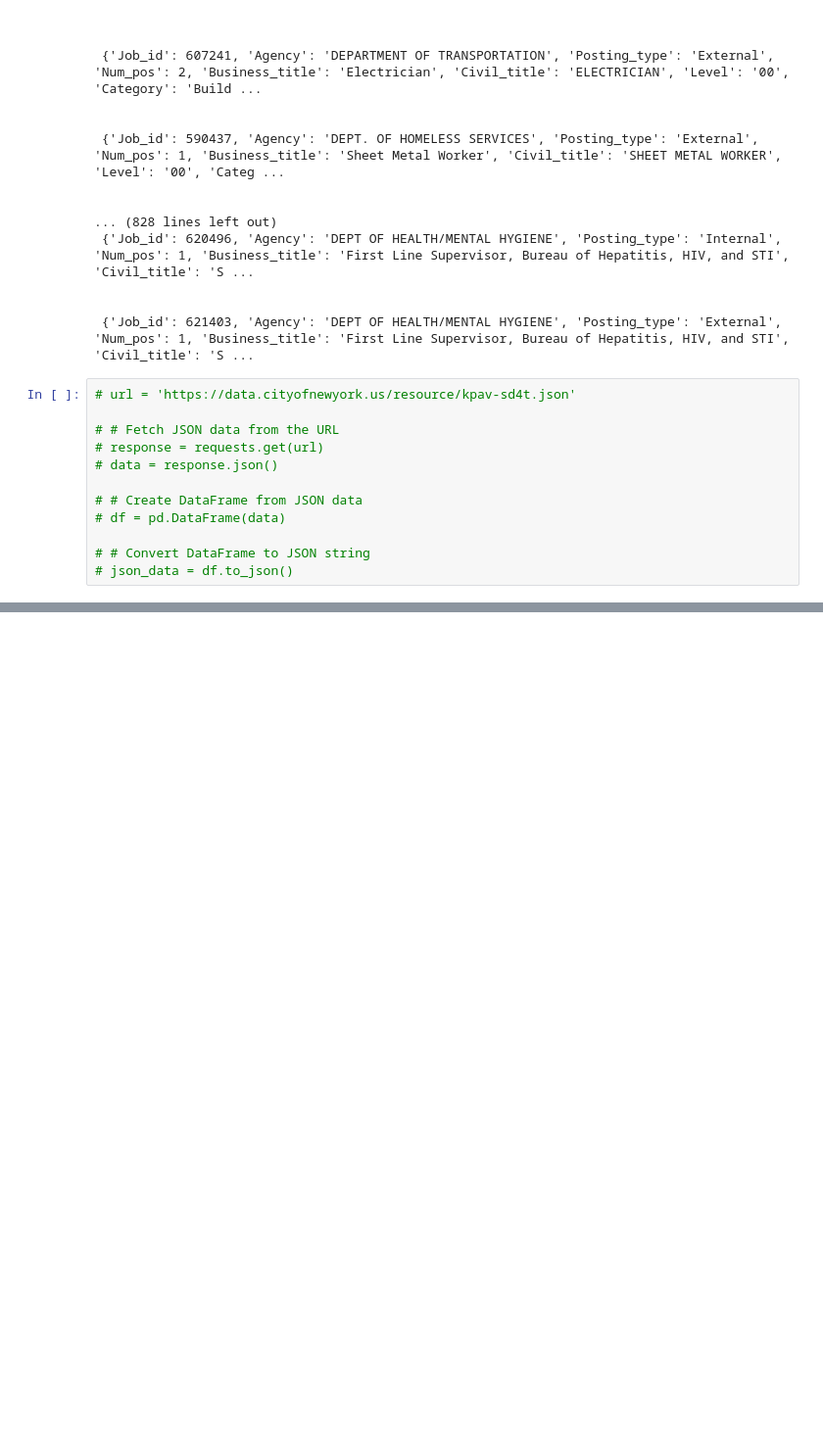
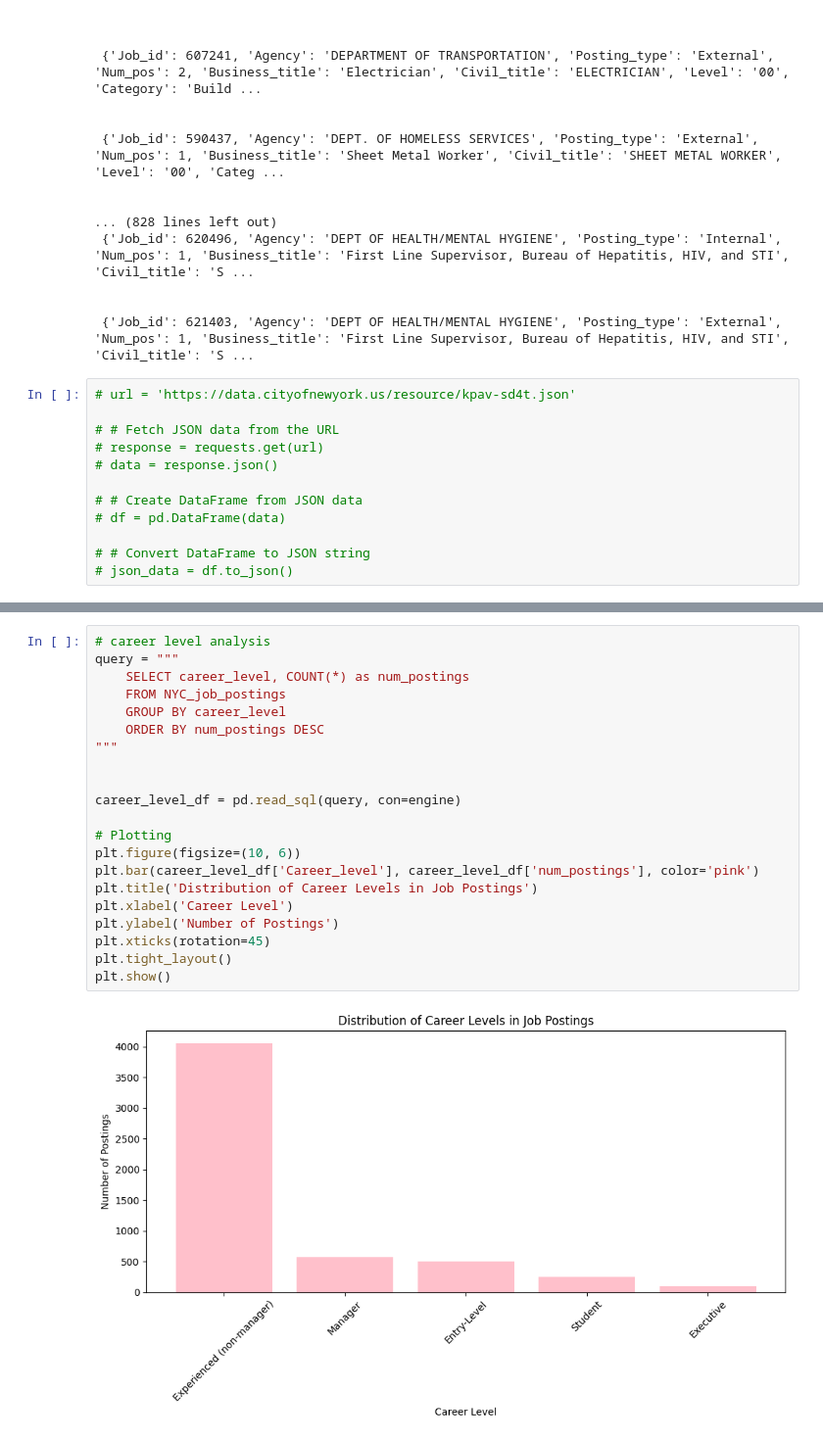
Before and after one commit to Fearnall-Jason/Team4_Capstone, a Jupyter notebook: cleaning_code_capstone2.ipynb, the cells around one changed output, grey strips where cells are left out. Shown at 98% size. Drawn from its saved outputs; the diff is of its cells as text; blank space fills up the shorter version.

```diff
--- a/cleaning_code_capstone2.ipynb
+++ b/cleaning_code_capstone2.ipynb
@@ -91,0 +162,23 @@ for row in rows:
+# %%
+# career level analysis
+query = """
+    SELECT career_level, COUNT(*) as num_postings
+    FROM NYC_job_postings
+    GROUP BY career_level
+    ORDER BY num_postings DESC
+"""
+
+
+career_level_df = pd.read_sql(query, con=engine)
+
+# Plotting
+plt.figure(figsize=(10, 6))
+plt.bar(career_level_df['Career_level'], career_level_df['num_postings'], color='pink')
+plt.title('Distribution of Career Levels in Job Postings')
+plt.xlabel('Career Level')
+plt.ylabel('Number of Postings')
+plt.xticks(rotation=45)
+plt.tight_layout()
+plt.show()
+# %% [output]
+[figure, added]
```
Also changed, not shown: parts of 4 cells of this notebook, 1 other file.
